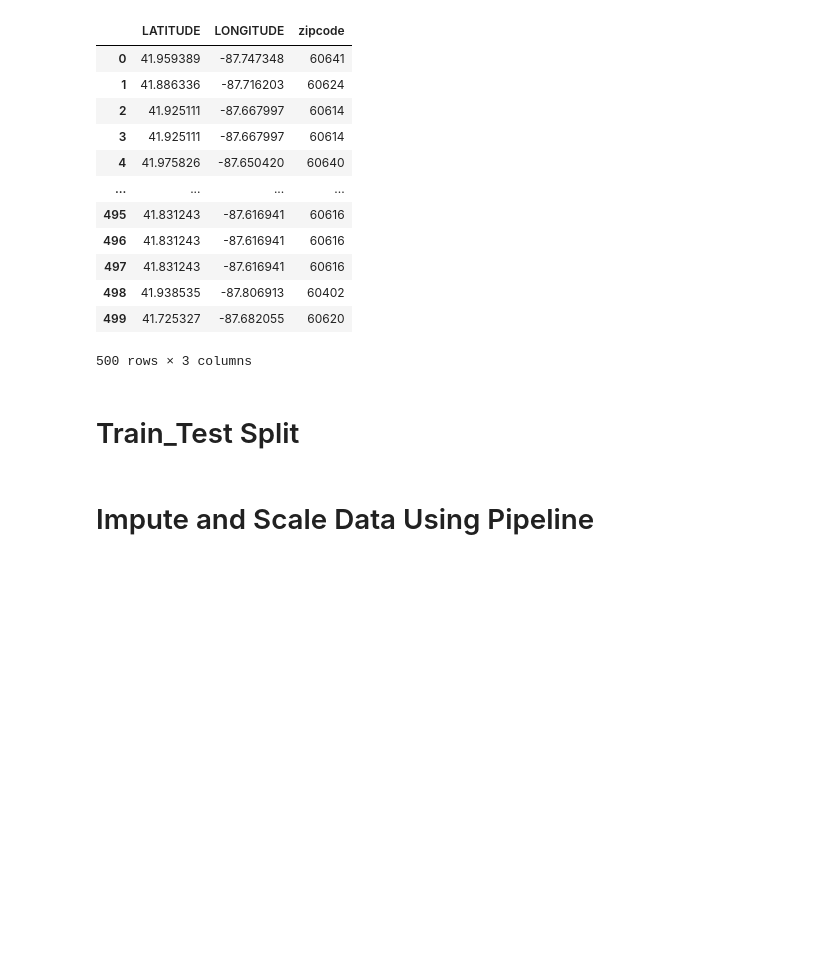
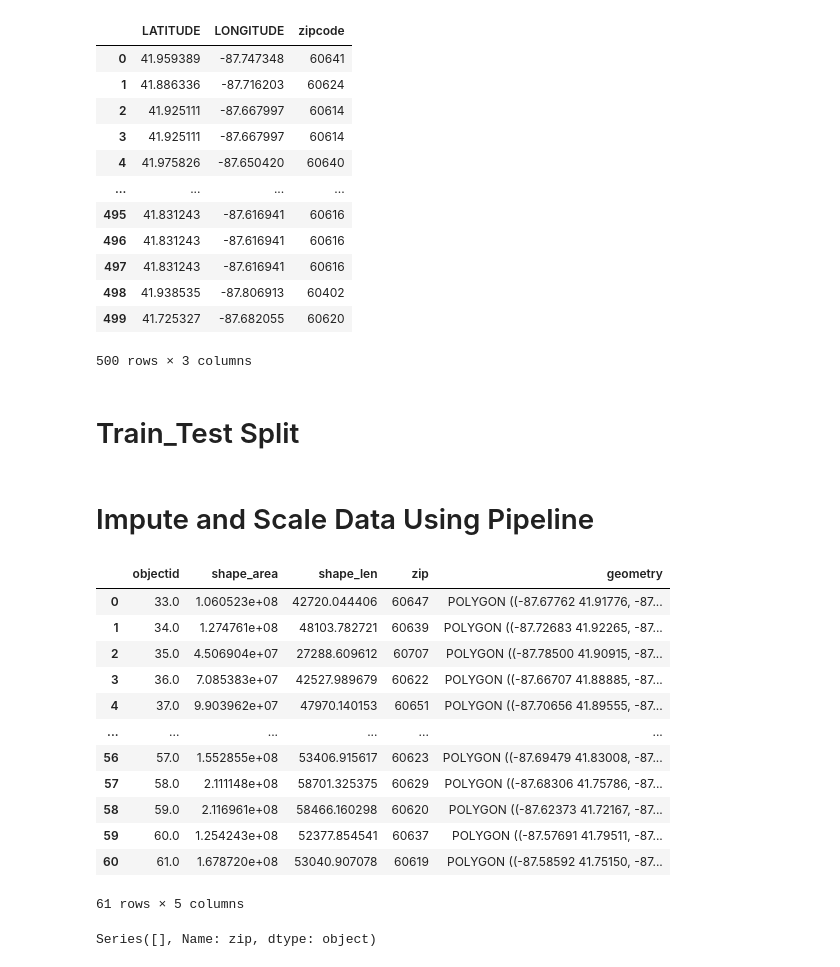
Before and after one commit to Milgha/Phase3-Project, a Jupyter notebook: Milad_Notebook.ipynb, the cells around one changed output. Drawn from its saved outputs; the diff is of its cells as text; code cells hidden in the pictures; blank space fills up the shorter version.

```diff
--- a/Milad_Notebook.ipynb
+++ b/Milad_Notebook.ipynb
@@ -771,0 +758,24 @@ df8
+# %%
+df_zipcode = gpd.read_file('data/geo_export_ed8b3408-6030-4ee4-b3ad-66fe11867f08.shp')
+df_zipcode
+# %% [output]
+|  | objectid | shape_area | shape_len | zip | geometry |
+| 0 | 33.0 | 1.060523e+08 | 42720.044406 | 60647 | POLYGON ((-87.67762 41.91776, -87... |
+| 1 | 34.0 | 1.274761e+08 | 48103.782721 | 60639 | POLYGON ((-87.72683 41.92265, -87... |
+| 2 | 35.0 | 4.506904e+07 | 27288.609612 | 60707 | POLYGON ((-87.78500 41.90915, -87... |
+| 3 | 36.0 | 7.085383e+07 | 42527.989679 | 60622 | POLYGON ((-87.66707 41.88885, -87... |
+| 4 | 37.0 | 9.903962e+07 | 47970.140153 | 60651 | POLYGON ((-87.70656 41.89555, -87... |
+| ... | ... | ... | ... | ... | ... |
+| 56 | 57.0 | 1.552855e+08 | 53406.915617 | 60623 | POLYGON ((-87.69479 41.83008, -87... |
+| 57 | 58.0 | 2.111148e+08 | 58701.325375 | 60629 | POLYGON ((-87.68306 41.75786, -87... |
+| 58 | 59.0 | 2.116961e+08 | 58466.160298 | 60620 | POLYGON ((-87.62373 41.72167, -87... |
+| 59 | 60.0 | 1.254243e+08 | 52377.854541 | 60637 | POLYGON ((-87.57691 41.79511, -87... |
+| 60 | 61.0 | 1.678720e+08 | 53040.907078 | 60619 | POLYGON ((-87.58592 41.75150, -87... |
+61 rows × 5 columns
+# %%
+x = np.array((41.959389, -87.747348))
+x_pnt = Point(x)
+filter = df_zipcode['geometry'].contains(x_pnt)
+print(df_zipcode.loc[filter, 'zip'])
+# %% [output]
+Series([], Name: zip, dtype: object)
```
Also changed, not shown: parts of 9 cells of this notebook.
